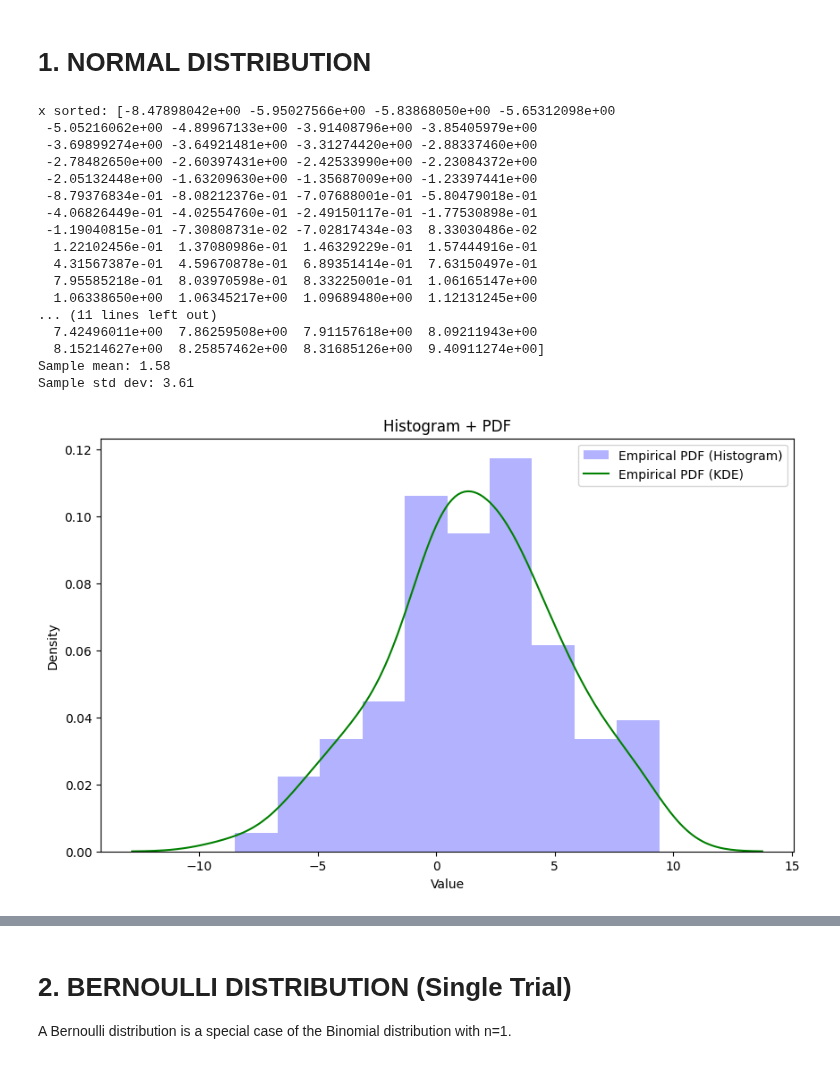
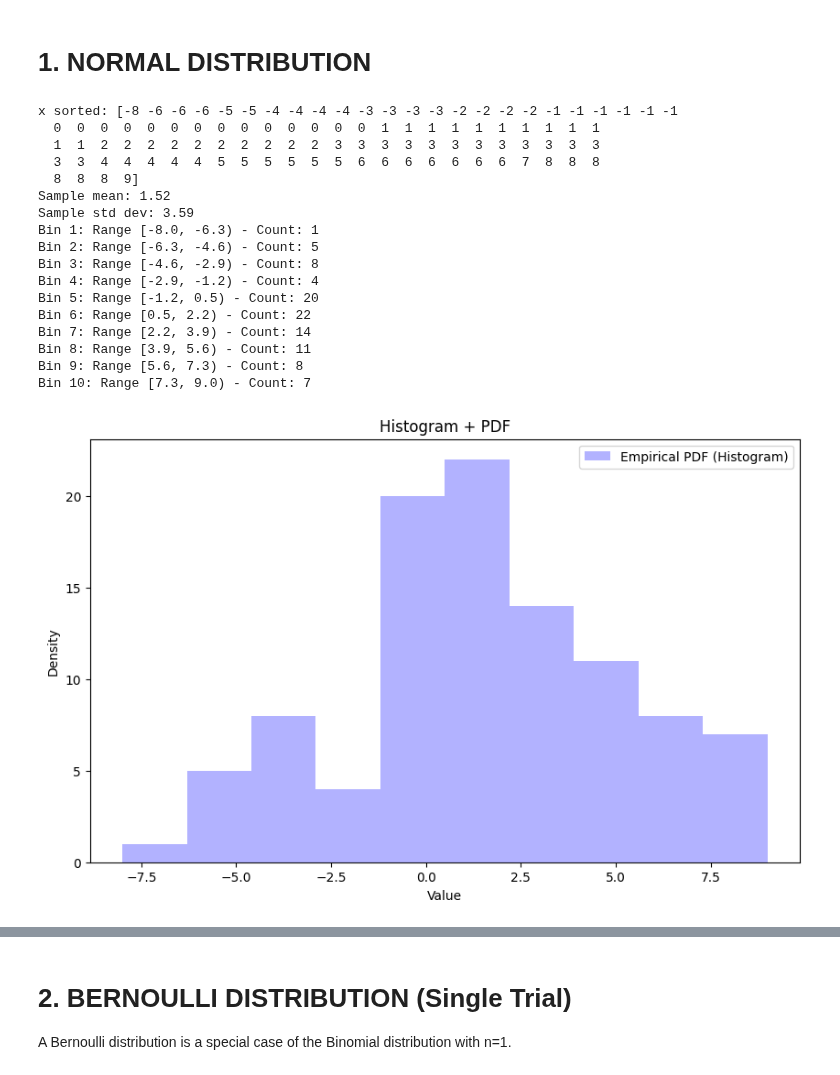
Before and after one commit to ash322ash422/tut_pandas_numpy, a Jupyter notebook: tut_numpy_applic4_probDistrib_UniformNormalBinomialBernoulli_CentLtTheorom.ipynb, the cells around one changed output, grey strips where cells are left out. Drawn from its saved outputs; the diff is of its cells as text; code cells hidden in the pictures.

```diff
--- a/tut_numpy_applic4_probDistrib_UniformNormalBinomialBernoulli_CentLtTheorom.ipynb
+++ b/tut_numpy_applic4_probDistrib_UniformNormalBinomialBernoulli_CentLtTheorom.ipynb
@@ -45,53 +45,74 @@ import numpy as np
 import matplotlib.pyplot as plt
 import seaborn as sns
 
+
+#############STEP1) Lets generate fake data first
 # Set seed for reproducibility
 np.random.seed(42)
 
 mean = 2
 std_dev = 4
 size = 100 # NOTE: If you increase to 1000, ur mean and std_dev would be start matching
-bins= int(size/10)
 
+# this could be temperature measure in a city
 x = np.random.normal(loc=mean, scale=std_dev, size=size)
+x = np.round(x,0).astype(int)
 print(f"x sorted: {np.sort(x)}")
 print(f"Sample mean: {np.mean(x):.2f}")
 print(f"Sample std dev: {np.std(x):.2f}")
+########################
 
-# Plot histogram and PDF on the same plot
+##############STEP2) plot histogram
+bins= int(size/10) # I want 10 bins
+counts, bin_edges = np.histogram(x, bins=bins) # Compute histogram counts and bin edges
+
+# Print bin ranges and counts
+for i in range(len(counts)):
+    print(f"Bin {i+1}: Range [{bin_edges[i]:.1f}, {bin_edges[i+1]:.1f}) - Count: {counts[i]}")
+
+
 plt.figure(figsize=(10, 6))
-plt.hist(x, bins=bins, density=True, alpha=0.3, label='Empirical PDF (Histogram)', color='blue')
-sns.kdeplot(x, label='Empirical PDF (KDE)', color='green')
+
+# OPTION1: comment out above and uncomment this to see frequency count
+plt.hist(x, bins=bins, density=False, alpha=0.3, label='Empirical PDF (Histogram)', color='blue')
+
+# OPTION2
+# plt.hist(x, bins=bins, density=True, alpha=0.3, label='Empirical PDF (Histogram)', color='blue')
+# sns.kdeplot(x, label='Empirical PDF (KDE)', color='green')
+
+
 plt.title('Histogram + PDF')
 plt.xlabel('Value')
 plt.ylabel('Density')
 plt.legend()
 plt.show()
 
-# Plot CDF on a separate plot
+
+
+#########STEP3) Plot CDF on a separate plot
 plt.figure(figsize=(10, 6))
 sns.ecdfplot(x, label='Empirical CDF', color='orange')
 plt.title('CDF')
 plt.xlabel('Value')
 plt.ylabel('Cumulative Probability')
 plt.legend()
 plt.show()
 # %% [output]
-x sorted: [-8.47898042e+00 -5.95027566e+00 -5.83868050e+00 -5.65312098e+00
- -5.05216062e+00 -4.89967133e+00 -3.91408796e+00 -3.85405979e+00
- -3.69899274e+00 -3.64921481e+00 -3.31274420e+00 -2.88337460e+00
- -2.78482650e+00 -2.60397431e+00 -2.42533990e+00 -2.23084372e+00
- -2.05132448e+00 -1.63209630e+00 -1.35687009e+00 -1.23397441e+00
- -8.79376834e-01 -8.08212376e-01 -7.07688001e-01 -5.80479018e-01
- -4.06826449e-01 -4.02554760e-01 -2.49150117e-01 -1.77530898e-01
- -1.19040815e-01 -7.30808731e-02 -7.02817434e-03  8.33030486e-02
-  1.22102456e-01  1.37080986e-01  1.46329229e-01  1.57444916e-01
-  4.31567387e-01  4.59670878e-01  6.89351414e-01  7.63150497e-01
-  7.95585218e-01  8.03970598e-01  8.33225001e-01  1.06165147e+00
-  1.06338650e+00  1.06345217e+00  1.09689480e+00  1.12131245e+00
-... (11 lines left out)
-  7.42496011e+00  7.86259508e+00  7.91157618e+00  8.09211943e+00
-  8.15214627e+00  8.25857462e+00  8.31685126e+00  9.40911274e+00]
-Sample mean: 1.58
-Sample std dev: 3.61
+x sorted: [-8 -6 -6 -6 -5 -5 -4 -4 -4 -4 -3 -3 -3 -3 -2 -2 -2 -2 -1 -1 -1 -1 -1 -1
+  0  0  0  0  0  0  0  0  0  0  0  0  0  0  1  1  1  1  1  1  1  1  1  1
+  1  1  2  2  2  2  2  2  2  2  2  2  3  3  3  3  3  3  3  3  3  3  3  3
+  3  3  4  4  4  4  4  5  5  5  5  5  5  6  6  6  6  6  6  6  7  8  8  8
+  8  8  8  9]
+Sample mean: 1.52
+Sample std dev: 3.59
+Bin 1: Range [-8.0, -6.3) - Count: 1
+Bin 2: Range [-6.3, -4.6) - Count: 5
+Bin 3: Range [-4.6, -2.9) - Count: 8
+Bin 4: Range [-2.9, -1.2) - Count: 4
+Bin 5: Range [-1.2, 0.5) - Count: 20
+Bin 6: Range [0.5, 2.2) - Count: 22
+Bin 7: Range [2.2, 3.9) - Count: 14
+Bin 8: Range [3.9, 5.6) - Count: 11
+Bin 9: Range [5.6, 7.3) - Count: 8
+Bin 10: Range [7.3, 9.0) - Count: 7
-[figure, old version]
+[figure, new version]
```
Also changed, not shown: parts of 1 cell of this notebook, 3 other files.
